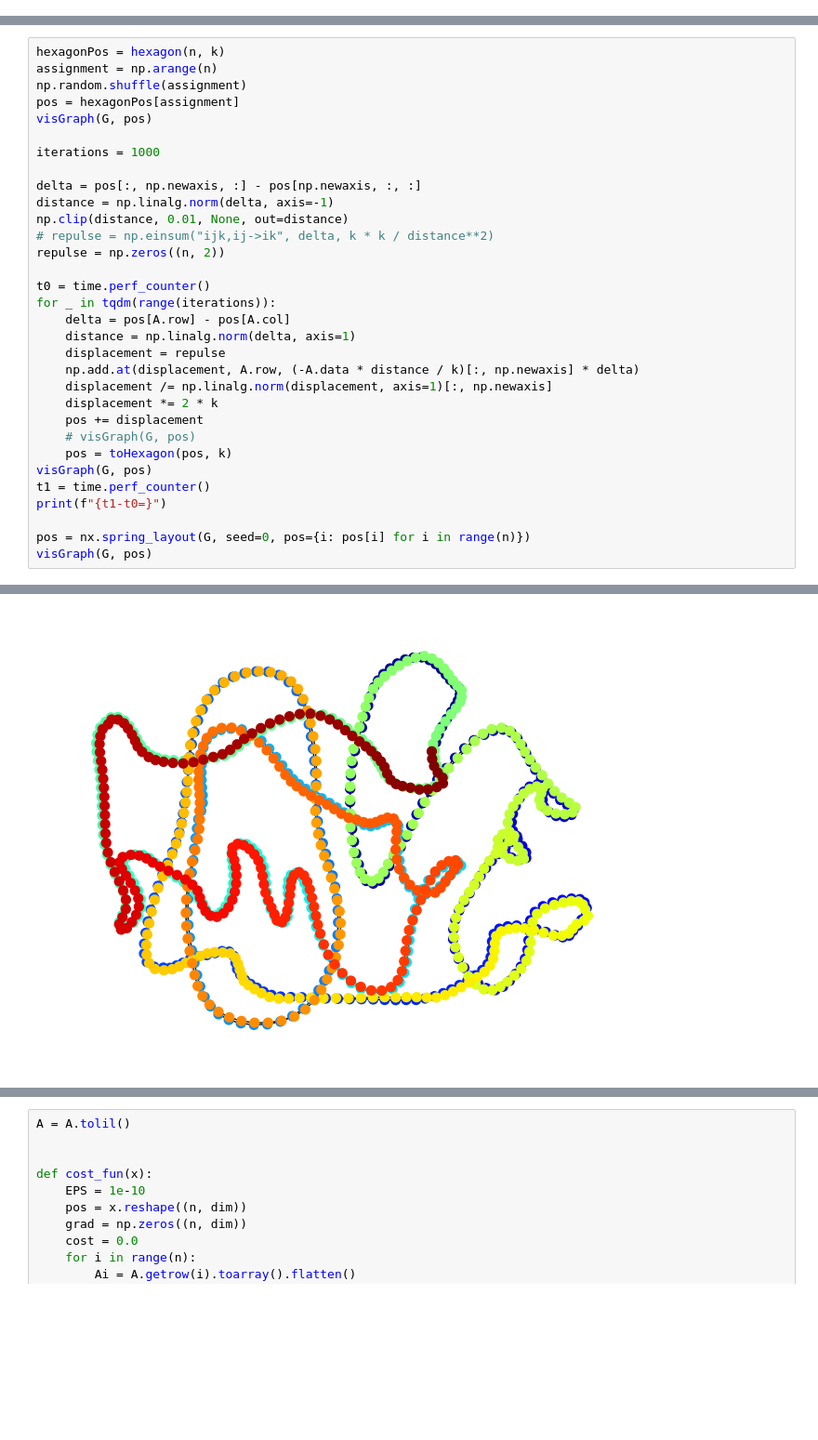
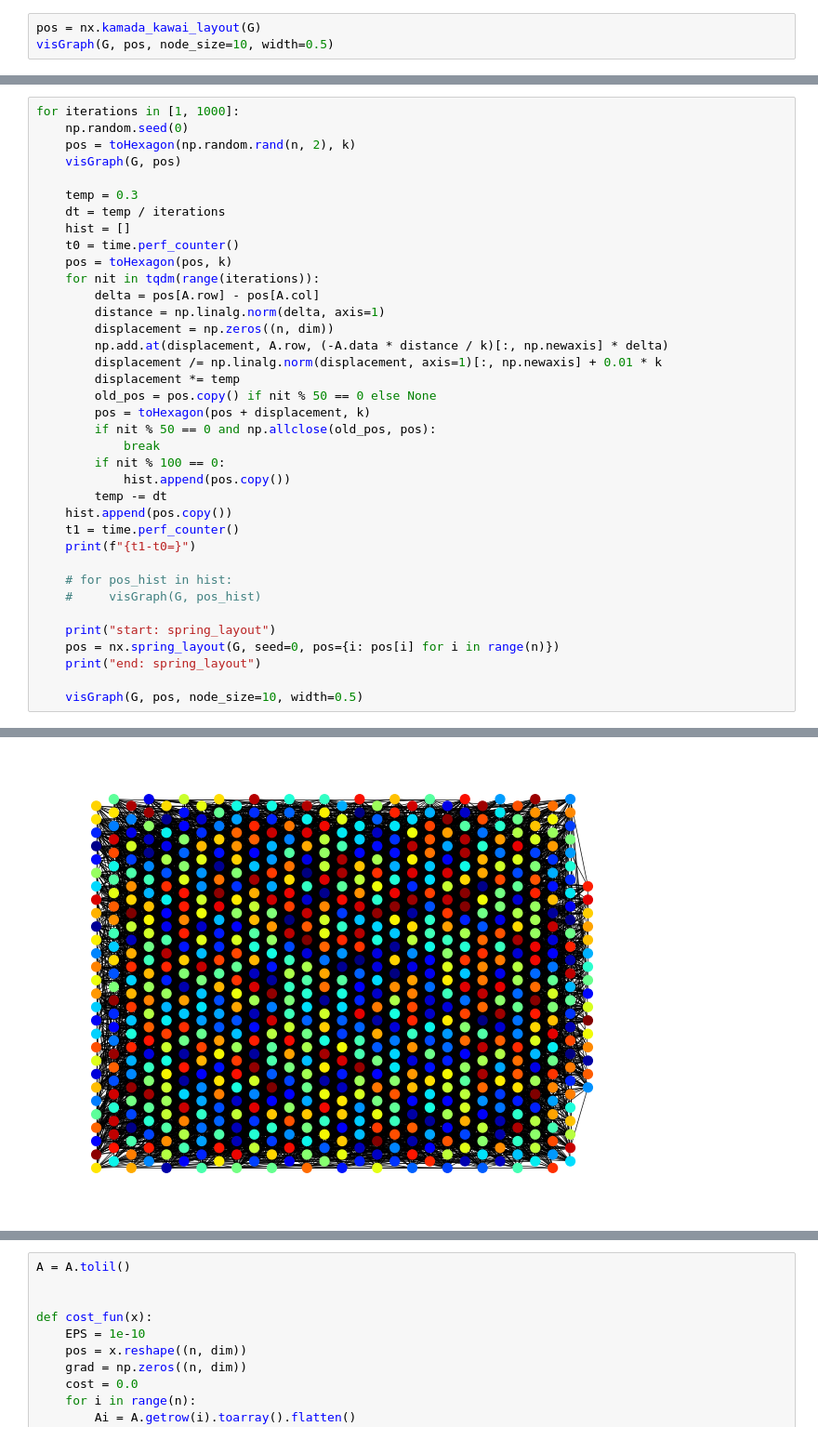
Before and after one commit to HirokiHamaguchi/Initial_Placement_for_Fruchterman-Reingold_Force_Model_with_Coordinate_Newton_Direction, a Jupyter notebook: src/jupyter/hexagon.ipynb, the cells around one changed output, grey strips where cells are left out. Shown at 93% size. Drawn from its saved outputs; the diff is of its cells as text; blank space fills up the shorter version.

```diff
--- a/src/jupyter/hexagon.ipynb
+++ b/src/jupyter/hexagon.ipynb
@@ -122,0 +75,3 @@ assert np.all(A.data >= 0)
+# %%
+pos = nx.kamada_kawai_layout(G)
+visGraph(G, pos, node_size=10, width=0.5)
@@ -123,33 +80,38 @@ assert np.all(A.data >= 0)
 # %%
-hexagonPos = hexagon(n, k)
-assignment = np.arange(n)
-np.random.shuffle(assignment)
-pos = hexagonPos[assignment]
-visGraph(G, pos)
+for iterations in [1, 1000]:
+    np.random.seed(0)
+    pos = toHexagon(np.random.rand(n, 2), k)
+    visGraph(G, pos)
 
-iterations = 1000
+    temp = 0.3
+    dt = temp / iterations
+    hist = []
+    t0 = time.perf_counter()
+    pos = toHexagon(pos, k)
+    for nit in tqdm(range(iterations)):
+        delta = pos[A.row] - pos[A.col]
+        distance = np.linalg.norm(delta, axis=1)
+        displacement = np.zeros((n, dim))
+        np.add.at(displacement, A.row, (-A.data * distance / k)[:, np.newaxis] * delta)
+        displacement /= np.linalg.norm(displacement, axis=1)[:, np.newaxis] + 0.01 * k
+        displacement *= temp
+        old_pos = pos.copy() if nit % 50 == 0 else None
+        pos = toHexagon(pos + displacement, k)
+        if nit % 50 == 0 and np.allclose(old_pos, pos):
+            break
+        if nit % 100 == 0:
+            hist.append(pos.copy())
+        temp -= dt
+    hist.append(pos.copy())
+    t1 = time.perf_counter()
+    print(f"{t1-t0=}")
 
-delta = pos[:, np.newaxis, :] - pos[np.newaxis, :, :]
-distance = np.linalg.norm(delta, axis=-1)
-np.clip(distance, 0.01, None, out=distance)
-# repulse = np.einsum("ijk,ij->ik", delta, k * k / distance**2)
-repulse = np.zeros((n, 2))
+    # for pos_hist in hist:
+    #     visGraph(G, pos_hist)
 
-t0 = time.perf_counter()
-for _ in tqdm(range(iterations)):
-    delta = pos[A.row] - pos[A.col]
-    distance = np.linalg.norm(delta, axis=1)
-    displacement = repulse
-    np.add.at(displacement, A.row, (-A.data * distance / k)[:, np.newaxis] * delta)
-    displacement /= np.linalg.norm(displacement, axis=1)[:, np.newaxis]
-    displacement *= 2 * k
-    pos += displacement
-    # visGraph(G, pos)
-    pos = toHexagon(pos, k)
-visGraph(G, pos)
-t1 = time.perf_counter()
-print(f"{t1-t0=}")
+    print("start: spring_layout")
+    pos = nx.spring_layout(G, seed=0, pos={i: pos[i] for i in range(n)})
+    print("end: spring_layout")
 
-pos = nx.spring_layout(G, seed=0, pos={i: pos[i] for i in range(n)})
-visGraph(G, pos)
+    visGraph(G, pos, node_size=10, width=0.5)
 # %% [output]
@@ -159 +123 @@ t1-t0=0.9277236999987508
-[figure, old version]
+[figure, new version]
```
Also changed, not shown: parts of 8 cells of this notebook, 2 other files.
